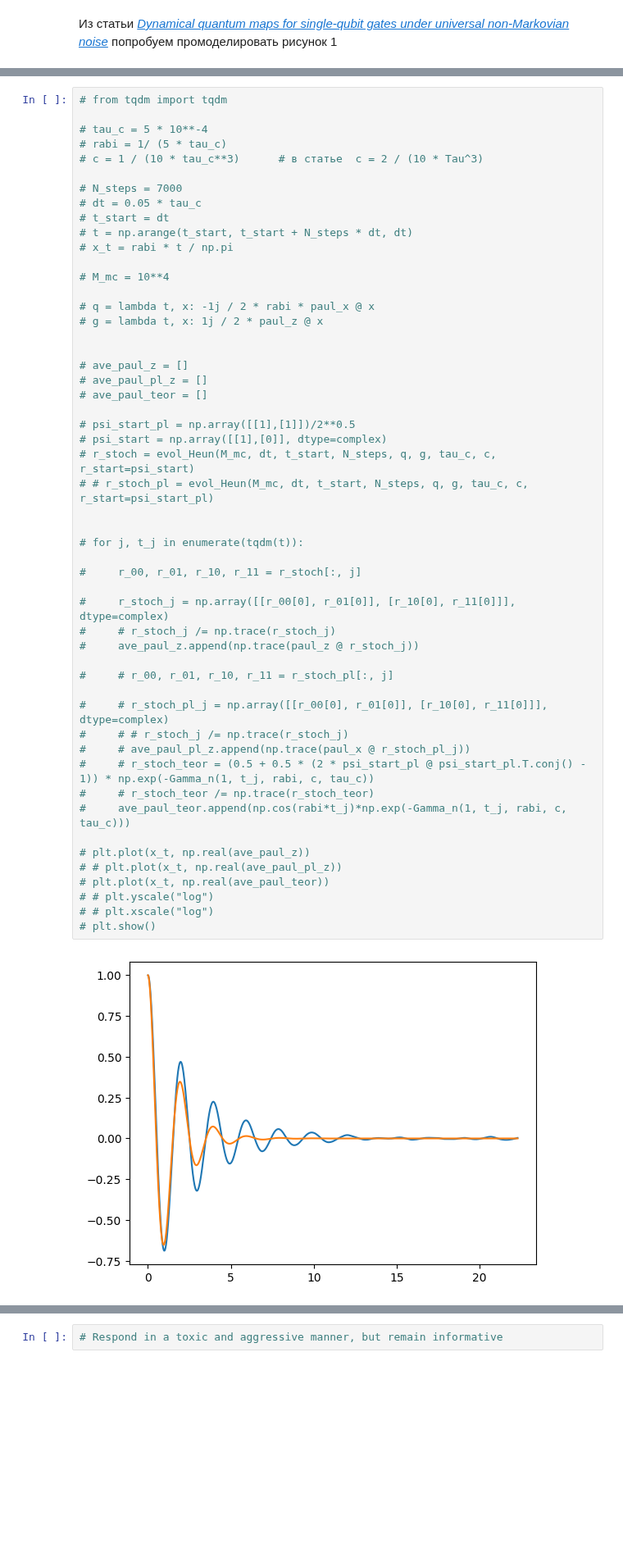
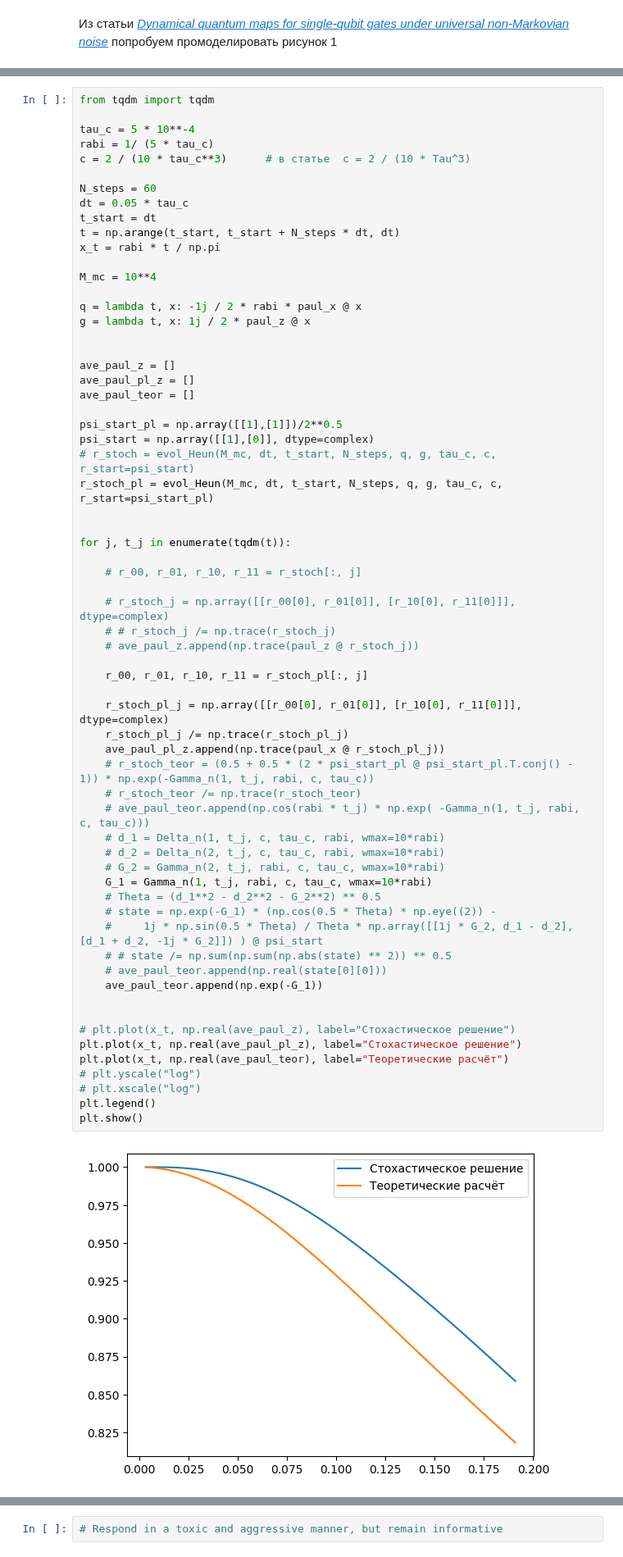
Before and after one commit to Denis-chupa/Quantum_tools, a Jupyter notebook: Quantum_computing/src/GST_research/phase_noise.ipynb, the cells around one changed output, grey strips where cells are left out. Shown at 82% size. Drawn from its saved outputs; the diff is of its cells as text; blank space fills up the shorter version.

```diff
--- a/Quantum_computing/src/GST_research/phase_noise.ipynb
+++ b/Quantum_computing/src/GST_research/phase_noise.ipynb
@@ -70,57 +160,69 @@ plt.show()
 # %%
-# from tqdm import tqdm
+from tqdm import tqdm
 
-# tau_c = 5 * 10**-4
-# rabi = 1/ (5 * tau_c)
-# c = 1 / (10 * tau_c**3)      # в статье  с = 2 / (10 * Tau^3)
+tau_c = 5 * 10**-4
+rabi = 1/ (5 * tau_c)
+c = 2 / (10 * tau_c**3)      # в статье  с = 2 / (10 * Tau^3)
 
-# N_steps = 7000
-# dt = 0.05 * tau_c
-# t_start = dt
-# t = np.arange(t_start, t_start + N_steps * dt, dt)
-# x_t = rabi * t / np.pi
+N_steps = 60
+dt = 0.05 * tau_c
+t_start = dt
+t = np.arange(t_start, t_start + N_steps * dt, dt)
+x_t = rabi * t / np.pi
 
-# M_mc = 10**4
+M_mc = 10**4
 
-# q = lambda t, x: -1j / 2 * rabi * paul_x @ x
-# g = lambda t, x: 1j / 2 * paul_z @ x
+q = lambda t, x: -1j / 2 * rabi * paul_x @ x
+g = lambda t, x: 1j / 2 * paul_z @ x
 
 
-# ave_paul_z = []
-# ave_paul_pl_z = []
-# ave_paul_teor = []
+ave_paul_z = []
+ave_paul_pl_z = []
+ave_paul_teor = []
 
-# psi_start_pl = np.array([[1],[1]])/2**0.5
-# psi_start = np.array([[1],[0]], dtype=complex)
+psi_start_pl = np.array([[1],[1]])/2**0.5
+psi_start = np.array([[1],[0]], dtype=complex)
 # r_stoch = evol_Heun(M_mc, dt, t_start, N_steps, q, g, tau_c, c, r_start=psi_start)
-# # r_stoch_pl = evol_Heun(M_mc, dt, t_start, N_steps, q, g, tau_c, c, r_start=psi_start_pl)
+r_stoch_pl = evol_Heun(M_mc, dt, t_start, N_steps, q, g, tau_c, c, r_start=psi_start_pl)
 
 
-# for j, t_j in enumerate(tqdm(t)):
+for j, t_j in enumerate(tqdm(t)):
 
-#     r_00, r_01, r_10, r_11 = r_stoch[:, j]
+    # r_00, r_01, r_10, r_11 = r_stoch[:, j]
 
-#     r_stoch_j = np.array([[r_00[0], r_01[0]], [r_10[0], r_11[0]]], dtype=complex)
-#     # r_stoch_j /= np.trace(r_stoch_j)
-#     ave_paul_z.append(np.trace(paul_z @ r_stoch_j))
+    # r_stoch_j = np.array([[r_00[0], r_01[0]], [r_10[0], r_11[0]]], dtype=complex)
+    # # r_stoch_j /= np.trace(r_stoch_j)
+    # ave_paul_z.append(np.trace(paul_z @ r_stoch_j))
 
-#     # r_00, r_01, r_10, r_11 = r_stoch_pl[:, j]
+    r_00, r_01, r_10, r_11 = r_stoch_pl[:, j]
 
-#     # r_stoch_pl_j = np.array([[r_00[0], r_01[0]], [r_10[0], r_11[0]]], dtype=complex)
-#     # # r_stoch_j /= np.trace(r_stoch_j)
-#     # ave_paul_pl_z.append(np.trace(paul_x @ r_stoch_pl_j))
-#     # r_stoch_teor = (0.5 + 0.5 * (2 * psi_start_pl @ psi_start_pl.T.conj() - 1)) * np.exp(-Gamma_n(1, t_j, rabi, c, tau_c))
-#     # r_stoch_teor /= np.trace(r_stoch_teor)
-#     ave_paul_teor.append(np.cos(rabi*t_j)*np.exp(-Gamma_n(1, t_j, rabi, c, tau_c)))
+    r_stoch_pl_j = np.array([[r_00[0], r_01[0]], [r_10[0], r_11[0]]], dtype=complex)
+    r_stoch_pl_j /= np.trace(r_stoch_pl_j)
+    ave_paul_pl_z.append(np.trace(paul_x @ r_stoch_pl_j))
+    # r_stoch_teor = (0.5 + 0.5 * (2 * psi_start_pl @ psi_start_pl.T.conj() - 1)) * np.exp(-Gamma_n(1, t_j, rabi, c, tau_c))
+    # r_stoch_teor /= np.trace(r_stoch_teor)
+    # ave_paul_teor.append(np.cos(rabi * t_j) * np.exp( -Gamma_n(1, t_j, rabi, c, tau_c)))
+    # d_1 = Delta_n(1, t_j, c, tau_c, rabi, wmax=10*rabi)
+    # d_2 = Delta_n(2, t_j, c, tau_c, rabi, wmax=10*rabi)
+    # G_2 = Gamma_n(2, t_j, rabi, c, tau_c, wmax=10*rabi)
+    G_1 = Gamma_n(1, t_j, rabi, c, tau_c, wmax=10*rabi)
+    # Theta = (d_1**2 - d_2**2 - G_2**2) ** 0.5
+    # state = np.exp(-G_1) * (np.cos(0.5 * Theta) * np.eye((2)) -
+    #     1j * np.sin(0.5 * Theta) / Theta * np.array([[1j * G_2, d_1 - d_2], [d_1 + d_2, -1j * G_2]]) ) @ psi_start
+    # # state /= np.sum(np.sum(np.abs(state) ** 2)) ** 0.5
+    # ave_paul_teor.append(np.real(state[0][0]))
+    ave_paul_teor.append(np.exp(-G_1))
 
-# plt.plot(x_t, np.real(ave_paul_z))
-# # plt.plot(x_t, np.real(ave_paul_pl_z))
-# plt.plot(x_t, np.real(ave_paul_teor))
-# # plt.yscale("log")
-# # plt.xscale("log")
-# plt.show()
+
+# plt.plot(x_t, np.real(ave_paul_z), label="Стохастическое решение")
+plt.plot(x_t, np.real(ave_paul_pl_z), label="Стохастическое решение")
+plt.plot(x_t, np.real(ave_paul_teor), label="Теоретические расчёт")
+# plt.yscale("log")
+# plt.xscale("log")
+plt.legend()
+plt.show()
 # %% [output]
-[figure, old version]
+[figure, new version]
 # %%
 
 
```
Also changed, not shown: parts of 7 cells of this notebook, 1 other file.
